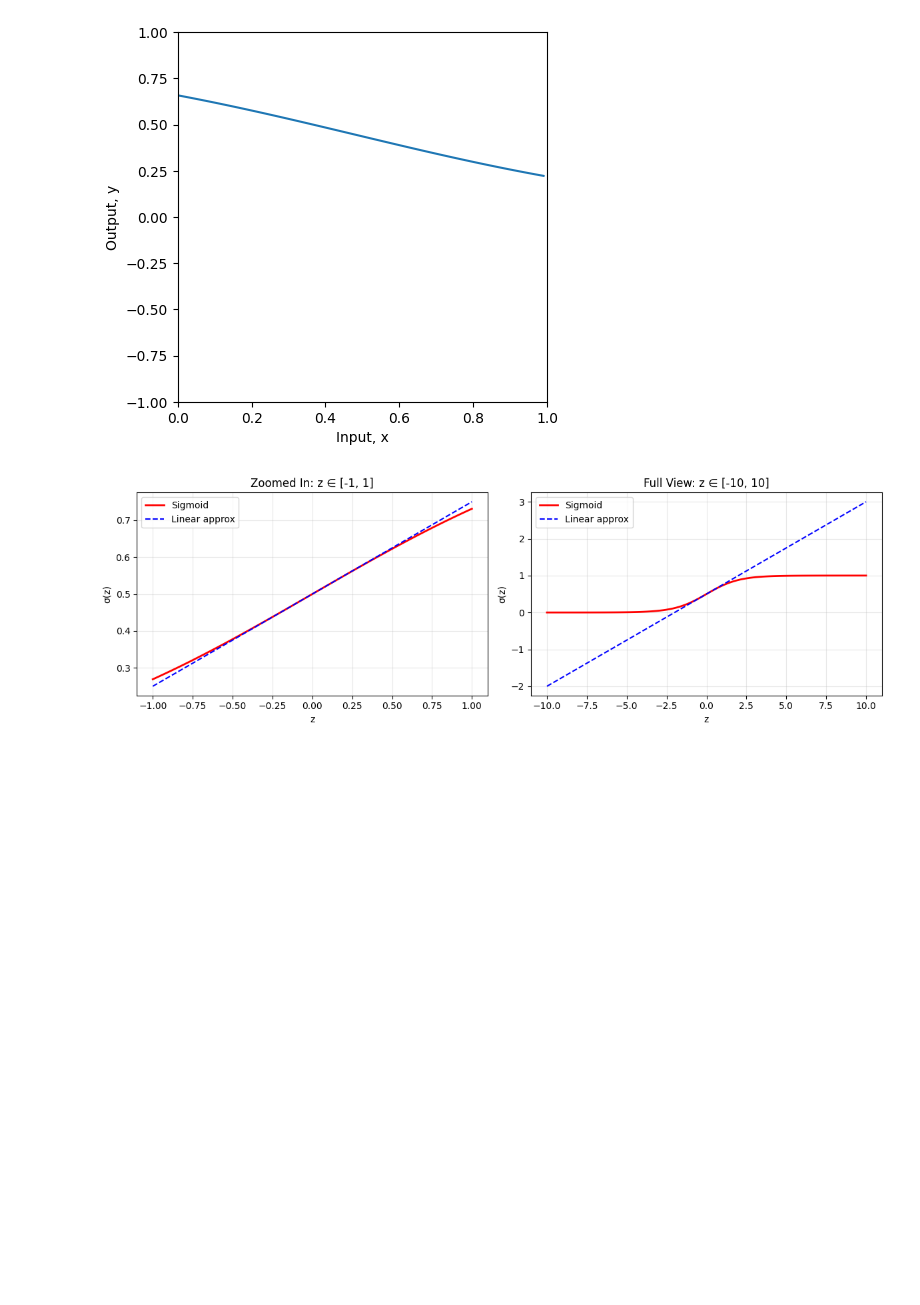
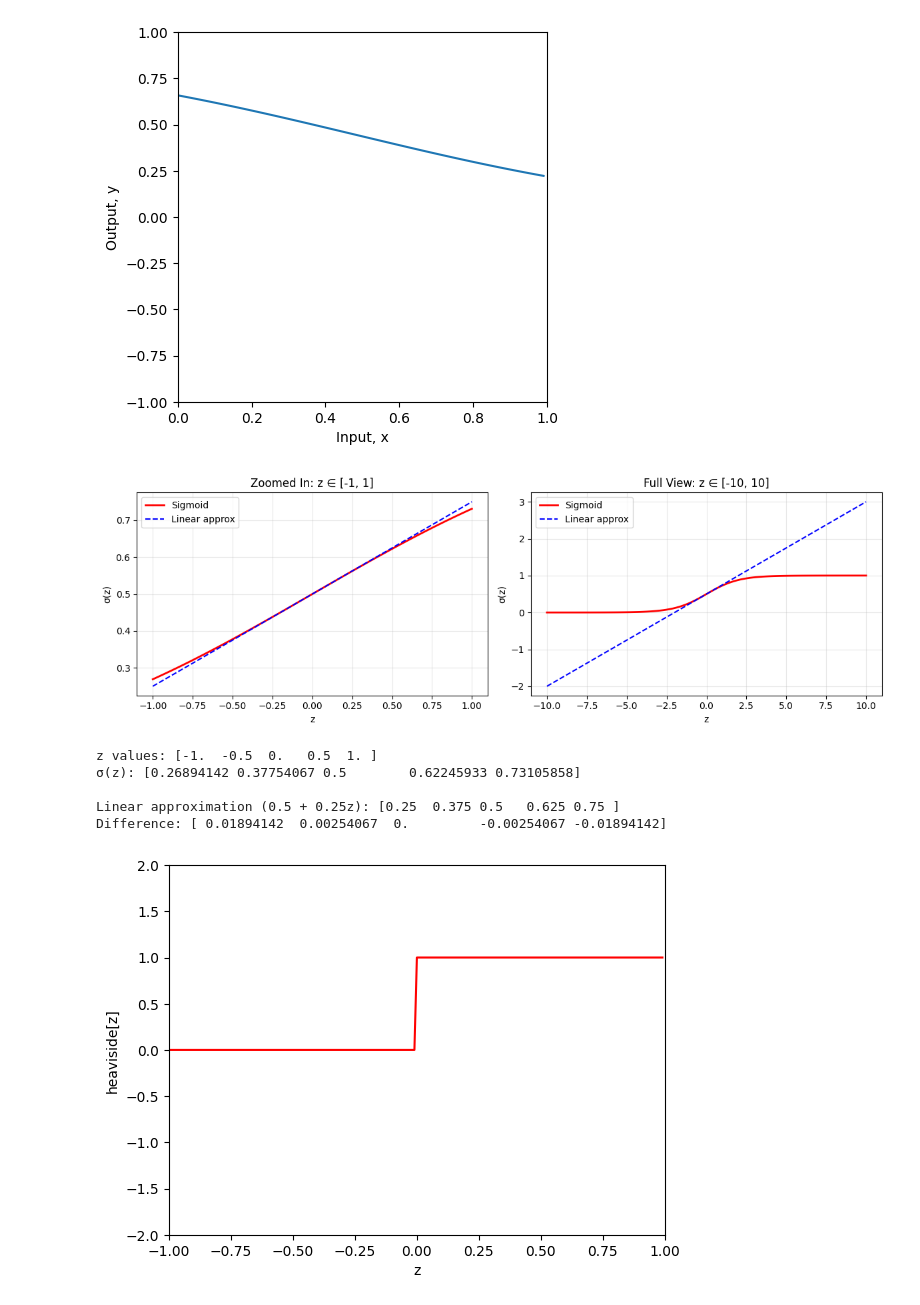
Before and after one commit to Saransh-Basu-01/Understanding-Deep-learning-, a Jupyter notebook: Shallow_Neural_Networks4.ipynb, the cells around one changed output. Saved outputs shown, nothing was run; the diff lists cells and outputs as text; code cells hidden in the pictures; blank space fills up the shorter version.

```diff
--- a/Shallow_Neural_Networks4.ipynb
+++ b/Shallow_Neural_Networks4.ipynb
@@ -158,3 +158,38 @@ plt.tight_layout()
 plt.show()
 # %% [output]
 [figure]
+# %%
+# How "straight" is it really?
+z_test = np.array([-1, -0.5, 0, 0.5, 1])
+sig_test = sigmoid(z_test)
+
+print("z values:", z_test)
+print("σ(z):", sig_test)
+print("\nLinear approximation (0.5 + 0.25z):", 0.5 + 0.25*z_test)
+print("Difference:", sig_test - (0.5 + 0.25*z_test))
+# %% [output]
+z values: [-1.  -0.5  0.   0.5  1. ]
+σ(z): [0.26894142 0.37754067 0.5        0.62245933 0.73105858]
+
+Linear approximation (0.5 + 0.25z): [0.25  0.375 0.5   0.625 0.75 ]
+Difference: [ 0.01894142  0.00254067  0.         -0.00254067 -0.01894142]
+# %%
+def heaviside(preactivation):
+    # Heaviside step function
+    # Returns 1 for preactivation >= 0, 0 otherwise
+    activation = (preactivation >= 0).astype(int)
+    return activation
+# %%
+
+# Make an array of inputs
+z = np.arange(-1,1,0.01)
+heav_z = heaviside(z)
+
+# Plot the heaviside function
+fig, ax = plt.subplots()
+ax.plot(z,heav_z,'r-')
+ax.set_xlim([-1,1]);ax.set_ylim([-2,2])
+ax.set_xlabel('z'); ax.set_ylabel('heaviside[z]')
+plt.show()
+# %% [output]
+[figure, added]
```
Also changed, not shown: parts of 3 cells of this notebook.
